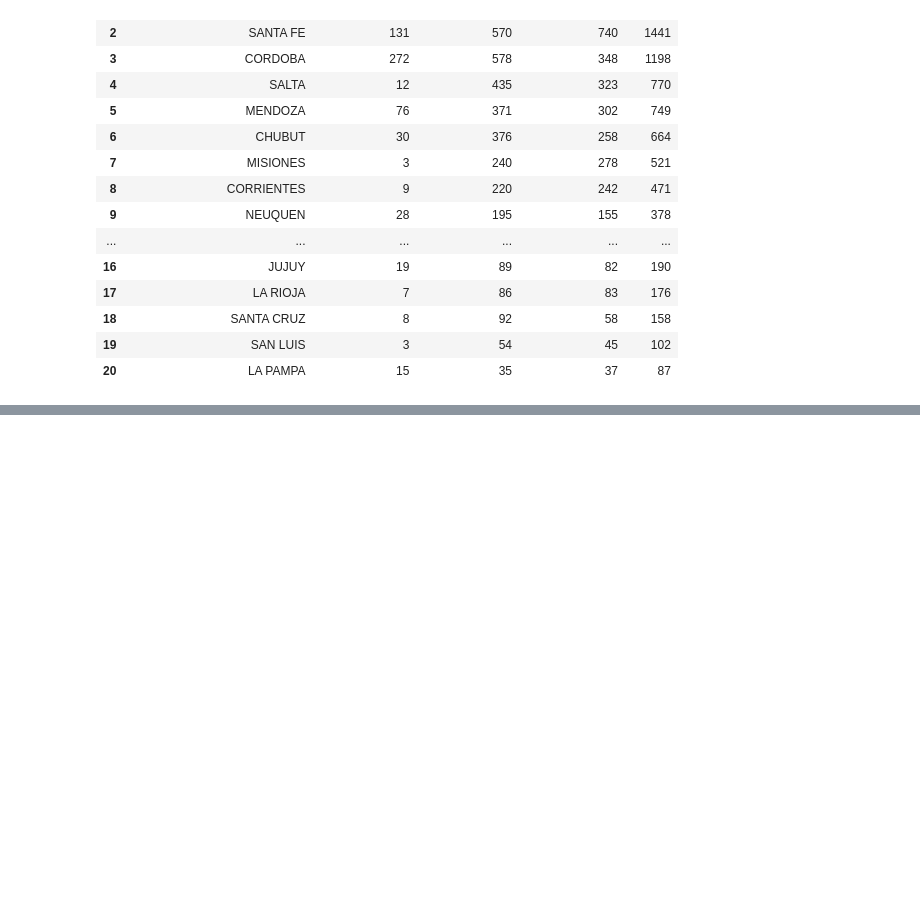
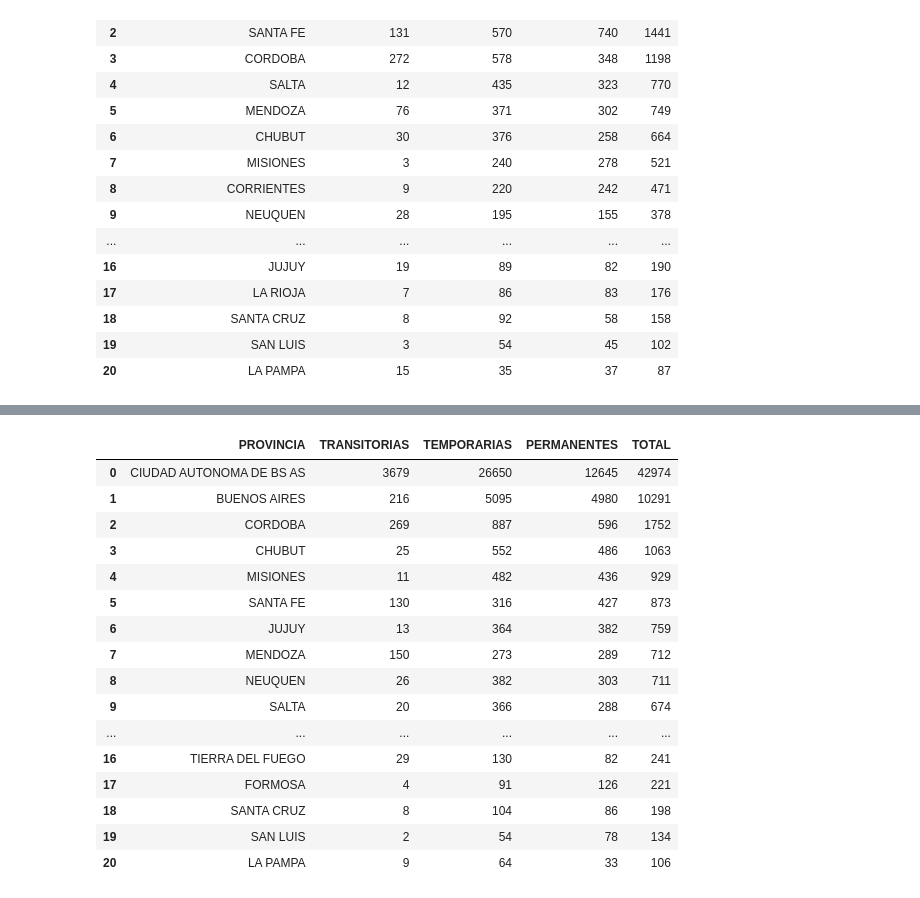
Before and after one commit to DATASCIENTISTSHENRY/PF_DataScience_Migraciones, a Jupyter notebook: EDA_ETL/ETL_EDA_Kpi_Amba.ipynb, the cells around one changed output, grey strips where cells are left out. Saved outputs shown, nothing was run; the diff lists cells and outputs as text; code cells hidden in the pictures; blank space fills up the shorter version.

```diff
--- a/EDA_ETL/ETL_EDA_Kpi_Amba.ipynb
+++ b/EDA_ETL/ETL_EDA_Kpi_Amba.ipynb
@@ -34,0 +56,21 @@ df_residencias12017
+# %%
+df_residencias32017= pd.read_csv("../Datasets/KPI_inmigrantes_AMBA/residencias-otorgadas---3-trimestre---ano-2017.csv")
+df_residencias32017
+# %% [output]
+|  | PROVINCIA | TRANSITORIAS | TEMPORARIAS | PERMANENTES | TOTAL |
+| 0 | CIUDAD AUTONOMA DE BS AS | 3679 | 26650 | 12645 | 42974 |
+| 1 | BUENOS AIRES | 216 | 5095 | 4980 | 10291 |
+| 2 | CORDOBA | 269 | 887 | 596 | 1752 |
+| 3 | CHUBUT | 25 | 552 | 486 | 1063 |
+| 4 | MISIONES | 11 | 482 | 436 | 929 |
+| 5 | SANTA FE | 130 | 316 | 427 | 873 |
+| 6 | JUJUY | 13 | 364 | 382 | 759 |
+| 7 | MENDOZA | 150 | 273 | 289 | 712 |
+| 8 | NEUQUEN | 26 | 382 | 303 | 711 |
+| 9 | SALTA | 20 | 366 | 288 | 674 |
+| ... | ... | ... | ... | ... | ... |
+| 16 | TIERRA DEL FUEGO | 29 | 130 | 82 | 241 |
+| 17 | FORMOSA | 4 | 91 | 126 | 221 |
+| 18 | SANTA CRUZ | 8 | 104 | 86 | 198 |
+| 19 | SAN LUIS | 2 | 54 | 78 | 134 |
+| 20 | LA PAMPA | 9 | 64 | 33 | 106 |
```
Also changed, not shown: parts of 13 cells of this notebook, 3 other files.
